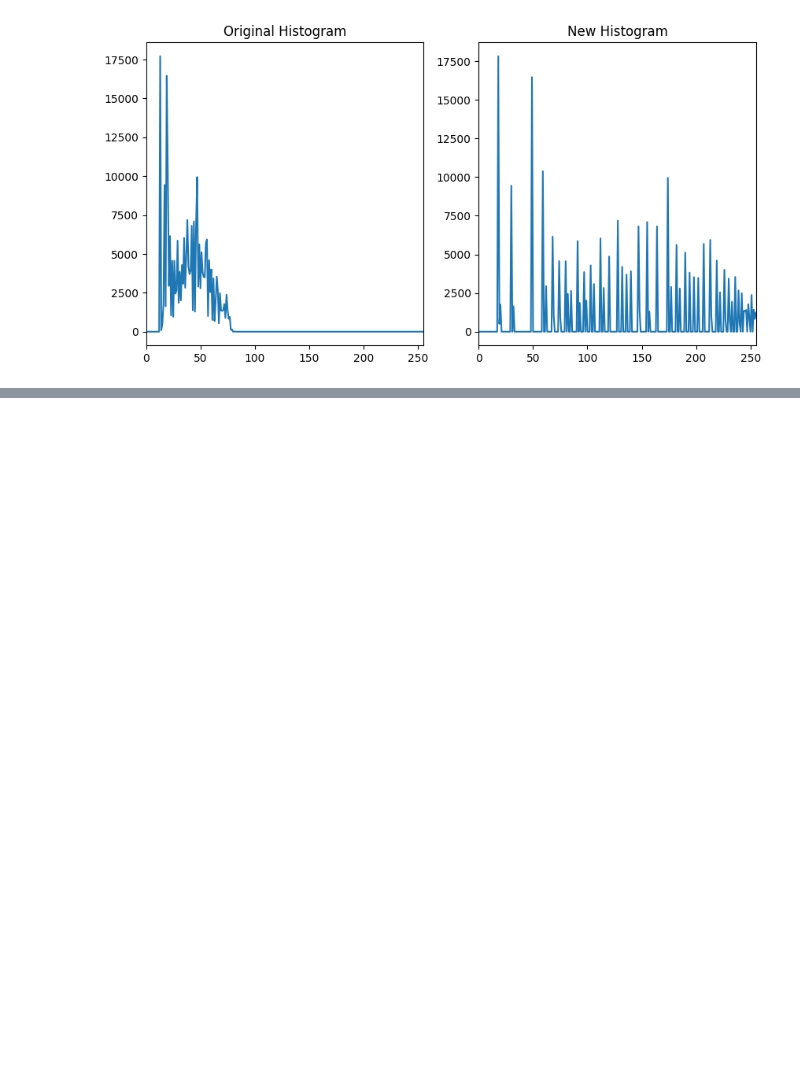
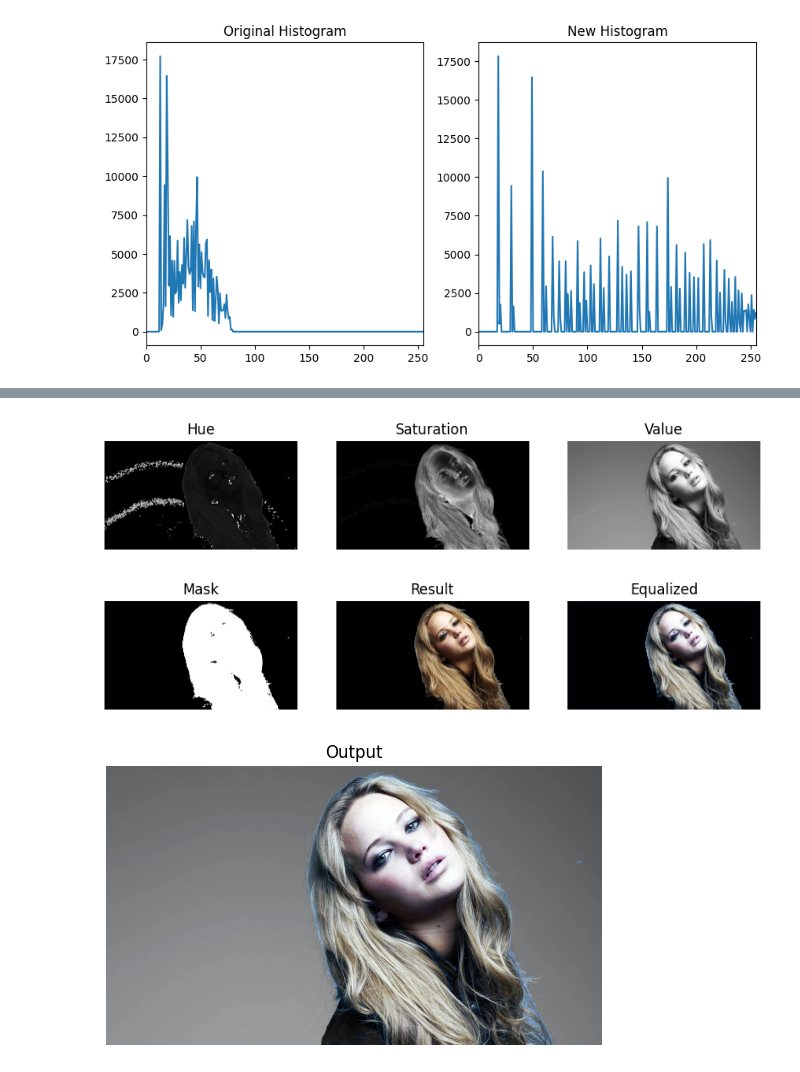
Before and after one commit to tharusha-pathirana/S5_EN3160, a Jupyter notebook: Assignment1.ipynb, the cells around one changed output, grey strips where cells are left out. Cells and saved outputs as stored; diff of their text form; code cells hidden in the pictures; blank space fills up the shorter version.

```diff
--- a/Assignment1.ipynb
+++ b/Assignment1.ipynb
@@ -340,0 +308,75 @@ plt.show()
+# %%
+import cv2 as cv
+import numpy as np
+import matplotlib.pyplot as plt
+
+img = cv.imread('jeniffer.jpg')
+
+hsv_img = cv.cvtColor(img, cv.COLOR_BGR2HSV)
+
+hue, saturation, value = cv.split(hsv_img)
+
+fig,ax = plt.subplots(1,3,figsize=(10,5))
+
+ax[0].imshow(hue, cmap='gray'), ax[0].set_title('Hue'), ax[0].axis('off')
+ax[1].imshow(saturation, cmap='gray'), ax[1].set_title('Saturation'), ax[1].axis('off')
+ax[2].imshow(value, cmap='gray'), ax[2].set_title('Value'), ax[2].axis('off')
+
+plt.show()
+
+mask_foreground = cv.threshold(saturation,11,255,cv.THRESH_BINARY)[1]
+
+final = cv.bitwise_and(img,img, mask=mask_foreground)
+
+final2 = cv.cvtColor(final,cv.COLOR_BGR2RGB)
+
+fig,ax = plt.subplots(1,3,figsize=(10,5))
+
+ax[0].imshow(mask_foreground,cmap='gray'),ax[0].axis('off'),ax[0].set_title('Mask')
+ax[1].imshow(final2),ax[1].axis('off'),ax[1].set_title('Result')
+
+
+
+hist_blue = cv.calcHist([final], [0], mask_foreground, [256], [0, 256])
+hist_green = cv.calcHist([final], [1], mask_foreground, [256], [0, 256])
+hist_red = cv.calcHist([final], [2], mask_foreground, [256], [0, 256])
+
+hist_blue_sum = np.cumsum(hist_blue)
+hist_green_sum = np.cumsum(hist_green)
+hist_red_sum = np.cumsum(hist_red)
+
+
+hist_blue_sum2 = np.round(hist_blue_sum*255/hist_blue_sum[-1]).astype('uint8')
+hist_green_sum2 = np.round(hist_green_sum*255/hist_green_sum[-1]).astype('uint8')
+hist_red_sum2 = np.round(hist_red_sum*255/hist_red_sum[-1]).astype('uint8')
+
+hist_blue_sum3 = np.round(hist_blue_sum*255/hist_blue_sum[-1])
+hist_green_sum3 = np.round(hist_green_sum*255/hist_green_sum[-1])
+hist_red_sum3 = np.round(hist_red_sum*255/hist_red_sum[-1])
+
+
+blue_equalized = hist_blue_sum2[final[:,:,0]]
+green_equalized = hist_green_sum2[final[:,:,1]]
+red_equalized = hist_red_sum2[final[:,:,2]]
+
+equalized = cv.merge([blue_equalized,green_equalized,red_equalized])
+equalized2 = cv.cvtColor(equalized,cv.COLOR_BGR2RGB)
+
+
+
+ax[2].imshow(equalized2),ax[2].axis('off'),ax[2].set_title('Equalized')
+plt.show()
+
+background_mask = cv.bitwise_not(mask_foreground)
+background = cv.bitwise_and(img,img, mask=background_mask)
+
+output = cv.add(background,equalized)
+output = cv.cvtColor(output,cv.COLOR_BGR2RGB)
+
+fig,ax = plt.subplots()
+ax.imshow(output),ax.axis('off'),ax.set_title('Output')
+plt.show()
+# %% [output]
+[figure, added]
+[figure, added]
+[figure, added]
```
Also changed, not shown: parts of 6 cells of this notebook.
